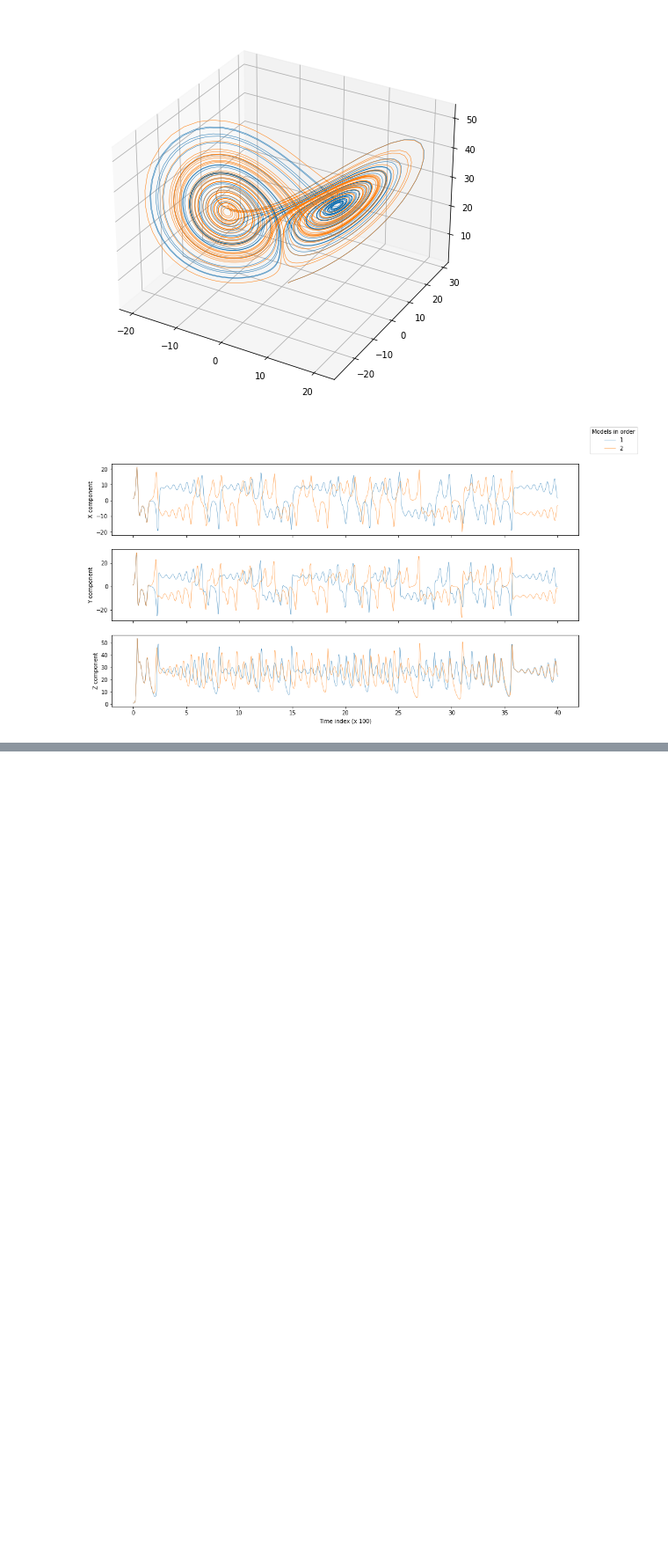
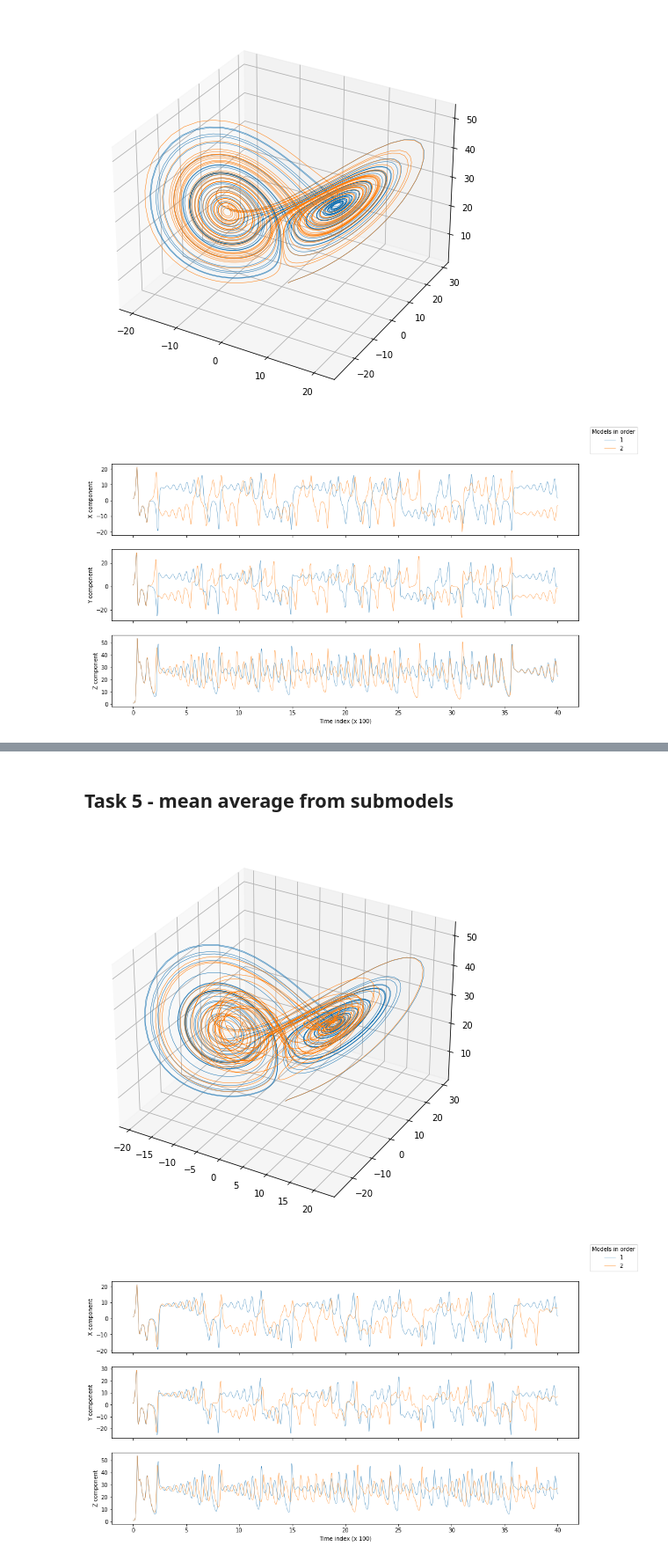
Before and after one commit to boro28/supermodeling, a Jupyter notebook: supermodeling.ipynb, the cells around one changed output, grey strips where cells are left out. Shown at 88% size. Cells and saved outputs as stored; diff of their text form; code cells hidden in the pictures; blank space fills up the shorter version.

```diff
--- a/supermodeling.ipynb
+++ b/supermodeling.ipynb
@@ -336,0 +500,16 @@ Calibration resulting coefficients.: [ 9.23174496  8.80878134 30.91688027 27.938
+# %% [markdown]
+## Task 5 - mean average from submodels
+# %%
+weights = [0.1,0.8,0.1]
+mean_submodel = calc_weighted_average_lorenz(np.array([
+        sm1['full']['pred'][0],
+        sm2['full']['pred'][0],
+        sm3['full']['pred'][0],
+    ]),
+    weights
+)
+
+plot_models([sm1['full']['gt'][0], mean_submodel], [sm1['full']['gt'][1], sm1['full']['gt'][1]])
+# %% [output]
+[figure, added]
+[figure, added]
```
Also changed, not shown: parts of 9 cells of this notebook, 1 other file.
